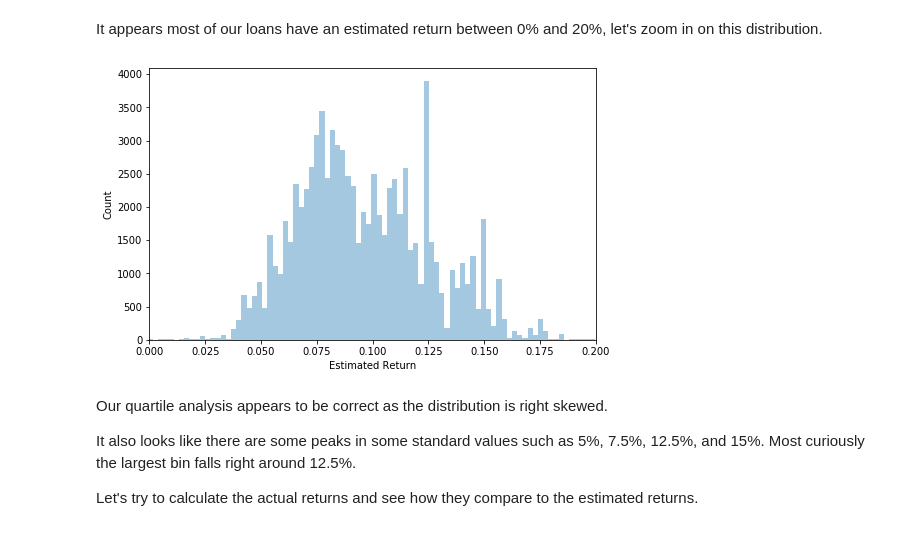
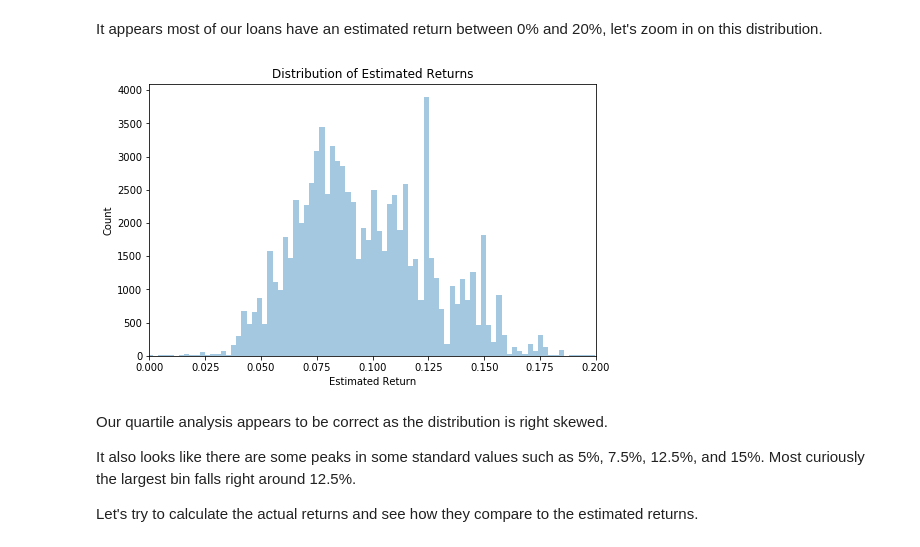
Before and after one commit to 0xjimm/prosper-loan-data-findings, a Jupyter notebook: prosper-loan-data-exploration.ipynb, the cells around one changed output. Drawn from its saved outputs; the diff is of its cells as text; code cells hidden in the pictures.

Commit message:
Update visualizations for slide aesthetics

```diff
--- a/prosper-loan-data-exploration.ipynb
+++ b/prosper-loan-data-exploration.ipynb
@@ -141,12 +141,13 @@ It appears most of our loans have an estimated return between 0% and 20%, let's
 # %%
 # zoom in on histogram
 plt.figure(figsize = [8,5])
 sns.distplot(df.EstimatedReturn, kde = False, bins = 200)
 plt.xlim(0, .2)
 plt.xlabel('Estimated Return')
-plt.ylabel('Count');
+plt.ylabel('Count')
+plt.title('Distribution of Estimated Returns');
 # %% [output]
-[figure, old version]
+[figure, new version]
 # %% [markdown]
 Our quartile analysis appears to be correct as the distribution is right skewed.
 
```
Also changed, not shown: parts of 15 cells of this notebook, 1 other file.
